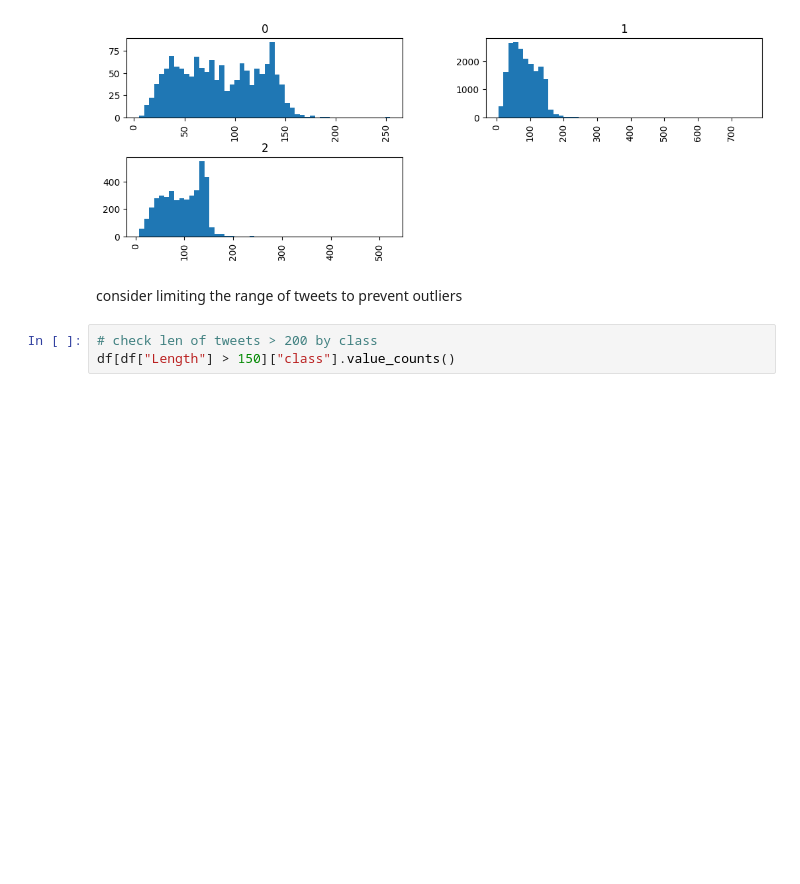
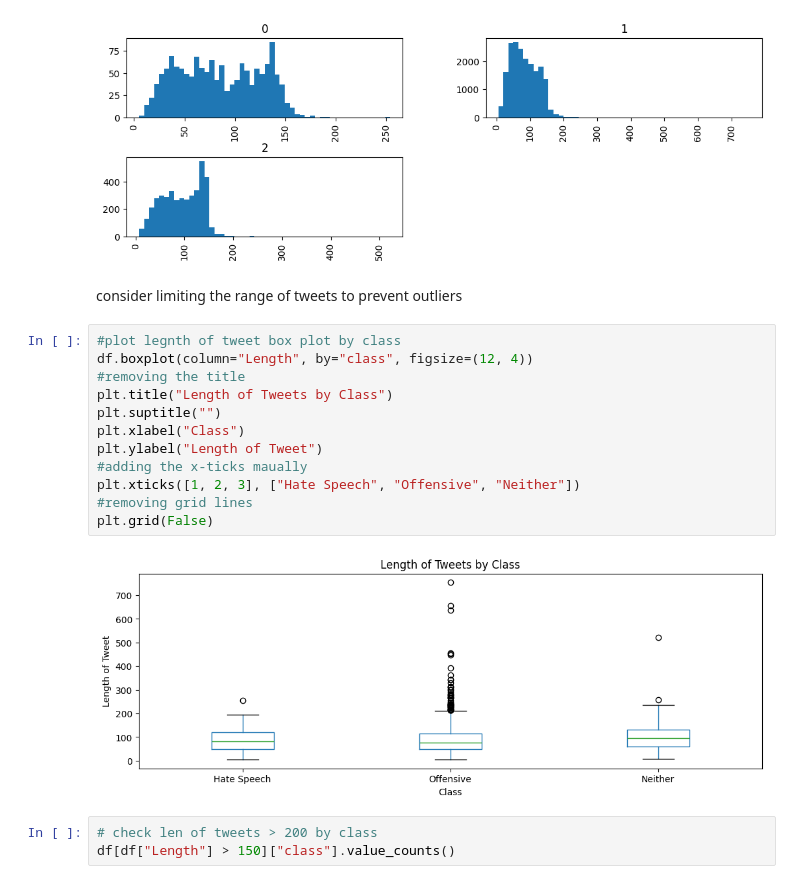
Before and after one commit to nogibjj/NLP_Final_Twiiter-Offense-Classification, a Jupyter notebook: 02_Codes/01_Data_Processing/01_EDA.ipynb, the cells around one changed output. Cells and saved outputs as stored; diff of their text form; blank space fills up the shorter version.

```diff
--- a/02_Codes/01_Data_Processing/01_EDA.ipynb
+++ b/02_Codes/01_Data_Processing/01_EDA.ipynb
@@ -51,6 +69,20 @@ array([[<Axes: title={'center': '0'}>, <Axes: title={'center': '1'}>],
 [figure]
 # %% [markdown]
 consider limiting the range of tweets to prevent outliers
+# %%
+#plot legnth of tweet box plot by class
+df.boxplot(column="Length", by="class", figsize=(12, 4))
+#removing the title
+plt.title("Length of Tweets by Class")
+plt.suptitle("")
+plt.xlabel("Class")
+plt.ylabel("Length of Tweet")
+#adding the x-ticks maually
+plt.xticks([1, 2, 3], ["Hate Speech", "Offensive", "Neither"])
+#removing grid lines
+plt.grid(False)
+# %% [output]
+[figure, added]
 # %%
 # check len of tweets > 200 by class
 df[df["Length"] > 150]["class"].value_counts()
```
Also changed, not shown: parts of 6 cells of this notebook, 15 other files.
